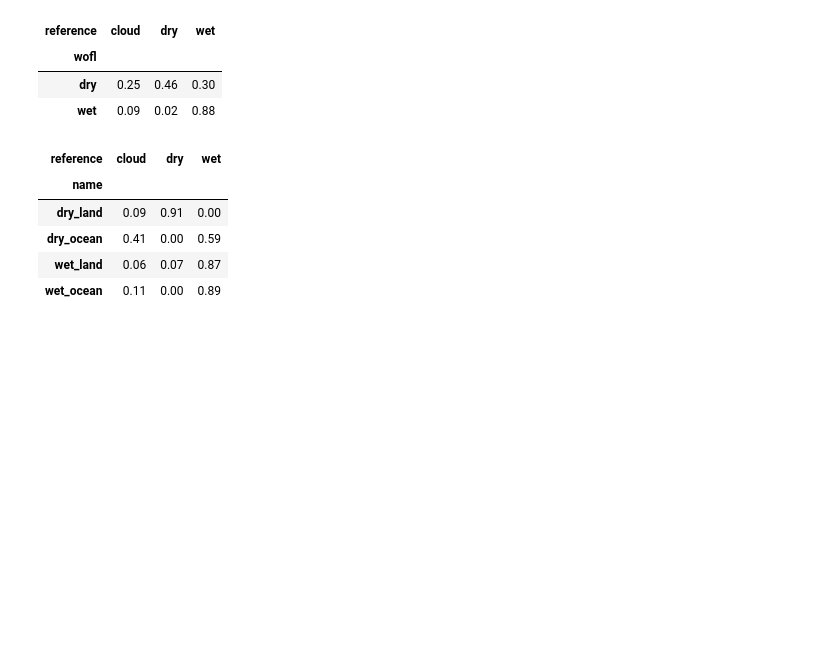
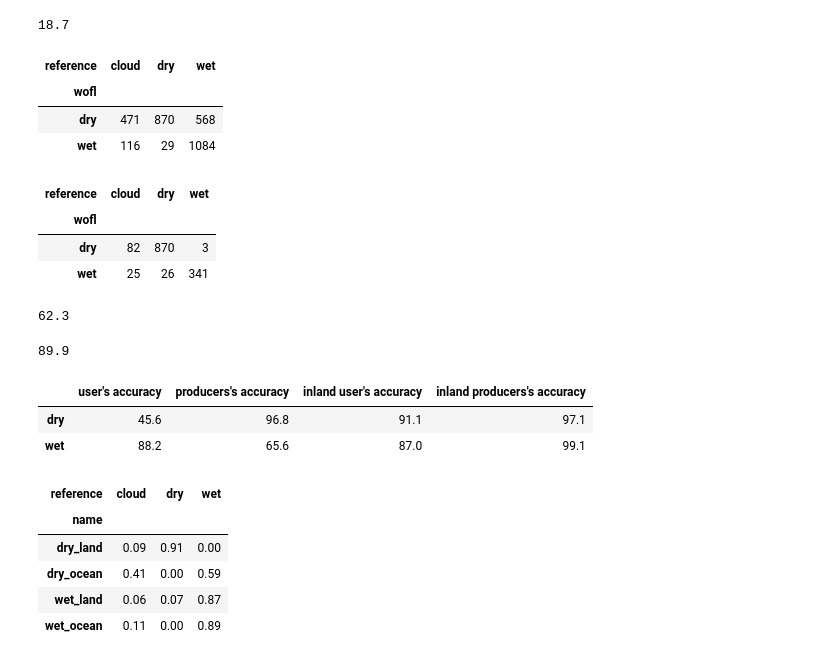
Before and after one commit to digitalearthpacific/dep-wofs, a Jupyter notebook: validation/create_stats_and_metrics.ipynb, the cells around one changed output. Cells and saved outputs as stored; diff of their text form; code cells hidden in the pictures; blank space fills up the shorter version.

```diff
--- a/validation/create_stats_and_metrics.ipynb
+++ b/validation/create_stats_and_metrics.ipynb
@@ -2,3 +2,7 @@
 import pandas as pd
 
 from metrics import load_validation_data
+# %%
+validation_data = load_validation_data()
+validation_data["gadm"] = validation_data.name.apply(lambda name: name[4:])
+len(validation_data)
@@ -23,3 +24,0 @@ validation_data
-# %%
-validation_data["combined"] = validation_data.wofl + "_" + validation_data.reference
-validation_data.to_file("validation_data.gpkg")
@@ -26,10 +43,67 @@ validation_data.to_file("validation_data.gpkg")
+# %%
+(
+    (validation_data.reference == "cloud").sum() / validation_data.reference.count()
+).round(3) * 100
+# %% [output]
+18.7
 # %%
-pd.crosstab(validation_data.wofl, validation_data.reference, normalize="index").round(2)
+wet_dry_cm = pd.crosstab(validation_data.wofl, validation_data.reference)
+wet_dry_cm
 # %% [output]
 | reference | cloud | dry | wet |
 | wofl |  |  |  |
-| dry | 0.25 | 0.46 | 0.30 |
-| wet | 0.09 | 0.02 | 0.88 |
+| dry | 471 | 870 | 568 |
+| wet | 116 | 29 | 1084 |
+# %%
+inland_data = validation_data[validation_data.gadm == "land"]
+inland_cm = pd.crosstab(inland_data.wofl, inland_data.reference)
+inland_cm
+# %% [output]
+| reference | cloud | dry | wet |
+| wofl |  |  |  |
+| dry | 82 | 870 | 3 |
+| wet | 25 | 26 | 341 |
+# %%
+(validation_data.wofl == validation_data.reference).mean().round(3) * 100
+# %% [output]
+62.3
+# %%
+(inland_data.wofl == inland_data.reference).mean().round(3) * 100
+# %% [output]
+89.9
+# %%
+def users_accuracy(cm, name="user's accuracy"):
+    return pd.DataFrame.from_dict(
+        {
+            name: (cm.loc[name, name] / cm.loc[name].sum()).round(3) * 100
+            for name in cm.index
+        },
+        orient="index",
+        columns=[name],
+    )
+
+
+def producers_accuracy(cm, name="producers's accuracy"):
+    return pd.DataFrame.from_dict(
+        {
+            name: (cm.loc[name, name] / cm.loc[:, name].sum()).round(3) * 100
+            for name in cm.index
+        },
+        orient="index",
+        columns=[name],
+    )
+
+
+combined_users = users_accuracy(wet_dry_cm)
+combined_producers = producers_accuracy(wet_dry_cm)
+inland_users = users_accuracy(inland_cm, "inland user's accuracy")
+inland_producers = producers_accuracy(inland_cm, "inland producers's accuracy")
+
+pd.concat([combined_users, combined_producers, inland_users, inland_producers], axis=1)
+# %% [output]
+|  | user's accuracy | producers's accuracy | inland user's accuracy | inland producers's accuracy |
+| dry | 45.6 | 96.8 | 91.1 | 97.1 |
+| wet | 88.2 | 65.6 | 87.0 | 99.1 |
 # %%
 pd.crosstab(validation_data.name, validation_data.reference, normalize="index").round(2)
 # %% [output]
```
Also changed, not shown: parts of 6 cells of this notebook, 15 other files.
